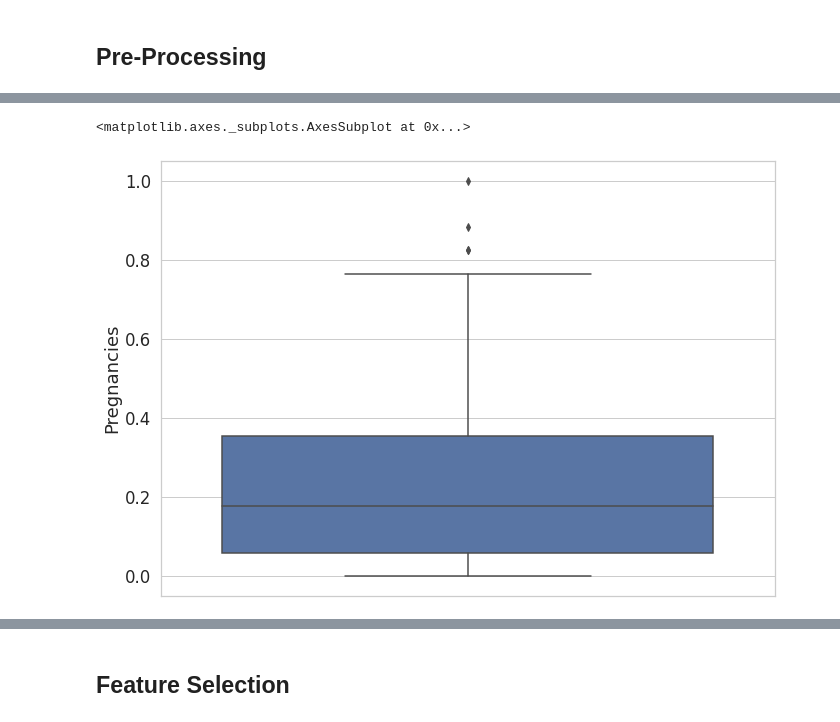
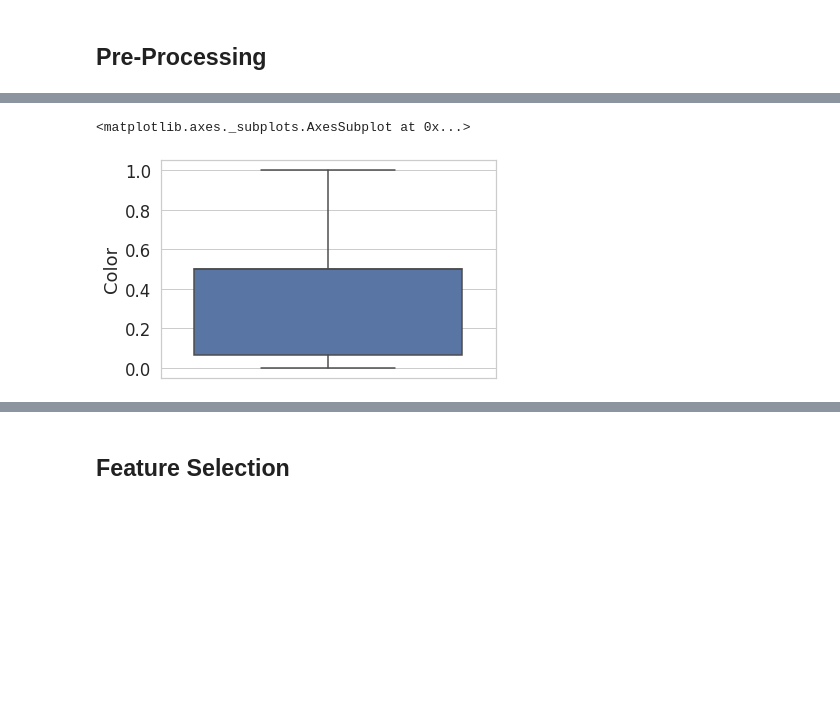
Before and after one commit to trueazp/Data-Mining, a Jupyter notebook: assignments/assignment04/Tugas04_Pertemuan5_PDM_H071191035.ipynb, the cells around one changed output, grey strips where cells are left out. Saved outputs shown, nothing was run; the diff lists cells and outputs as text; code cells hidden in the pictures; blank space fills up the shorter version.

```diff
--- a/assignments/assignment04/Tugas04_Pertemuan5_PDM_H071191035.ipynb
+++ b/assignments/assignment04/Tugas04_Pertemuan5_PDM_H071191035.ipynb
@@ -26,4 +27,4 @@ replace diabetes.csv? [y]es, [n]o, [A]ll, [N]one, [r]ename:
 # %%
-data = pd.read_csv("/content/diabetes.csv")
-data.head(11)
+data = pd.read_csv("/content/Stars.csv")
+data
 # %% [output]
@@ -63,6 +56,6 @@ Name: Outcome, dtype: int64
 # %%
-cleanup_nums = {"Outcome": {0:0.0, 1:1.0}}
+cleanup_nums = {"Type": {0:0.0, 1:1.0, 2:2.0, 3:3.0, 4:4.0, 5:5.0}}
 data.replace(cleanup_nums, inplace=True)
-data.head(11)
+data.head(21)
 data.dtypes
 # %% [output]
@@ -78,8 +69,14 @@ Outcome                     float64
 dtype: object
+# %%
+# label encoding
+from sklearn.preprocessing import LabelEncoder
+
+le = LabelEncoder()
+data['Color'] = le.fit_transform(data['Color'])
+data['Spectral_Class'] = le.fit_transform(data['Spectral_Class'])
 # %%
-x = data.drop("Outcome", 1)
-y = data["Outcome"]
-data.head(11)
+x = data.drop("Type", 1)
+y = data["Type"]
+column_name = list(x.columns)
 print(x)
-column_name = list(x.columns)
 # %% [output]
@@ -138,9 +135,9 @@ data_new.head(11)
 # %%
 import seaborn as sns
-sns.boxplot(y = data_new['Pregnancies'])
+sns.boxplot(y = data_new['Color'])
 # %% [output]
 <matplotlib.axes._subplots.AxesSubplot at 0x...>
-[figure, old version]
+[figure, new version]
 # %%
 data_new = pd.concat([data_new, y], axis = 1)
 data_new.head(11)
```
Also changed, not shown: parts of 32 cells of this notebook, 2 other files.
